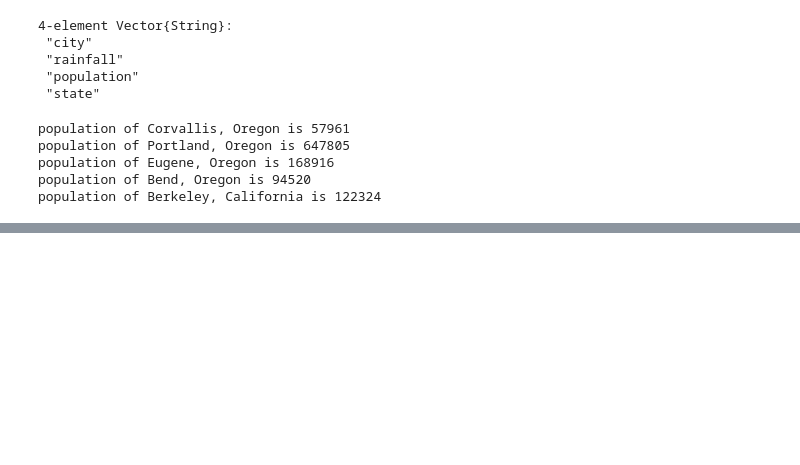
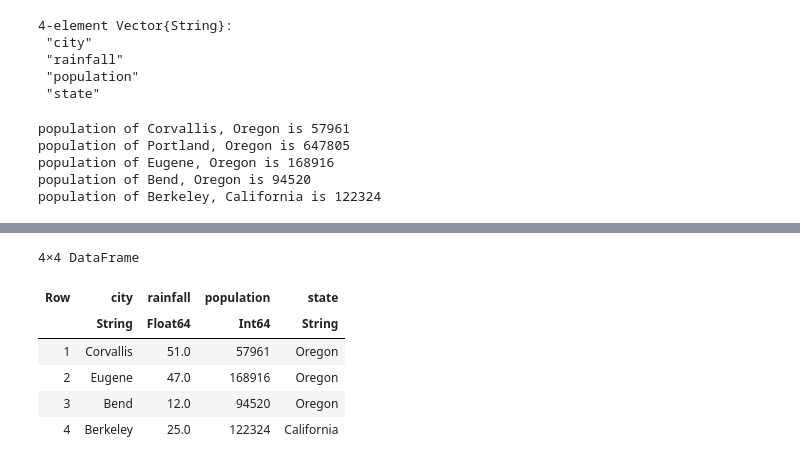
Before and after one commit to alan-sanchez/julia_workspace, a Jupyter notebook: OSU_course/lecture_notes/data_frames.ipynb, the cells around one changed output, grey strips where cells are left out. Saved outputs shown, nothing was run; the diff lists cells and outputs as text; code cells hidden in the pictures; blank space fills up the shorter version.

```diff
--- a/OSU_course/lecture_notes/data_frames.ipynb
+++ b/OSU_course/lecture_notes/data_frames.ipynb
@@ -117,0 +193,10 @@ population of Berkeley, California is 122324
+# %%
+df_cities[df_cities[:, :population] .< 500000, :] # all the rows where the population is less than 500,000
+# %% [output]
+4×4 DataFrame
+| Row | city | rainfall | population | state |
+|  | String | Float64 | Int64 | String |
+| 1 | Corvallis | 51.0 | 57961 | Oregon |
+| 2 | Eugene | 47.0 | 168916 | Oregon |
+| 3 | Bend | 12.0 | 94520 | Oregon |
+| 4 | Berkeley | 25.0 | 122324 | California |
```
Also changed, not shown: parts of 15 cells of this notebook.
